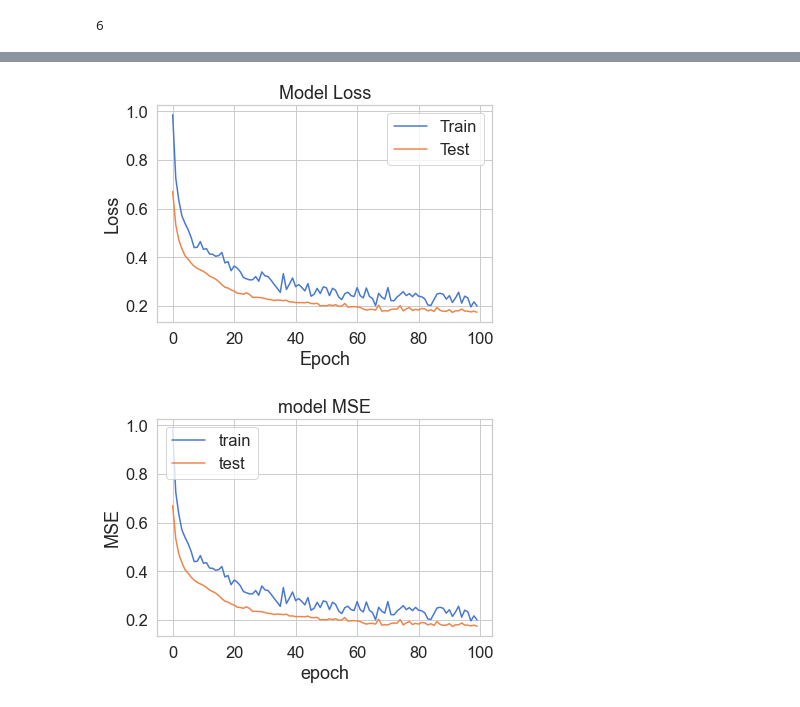
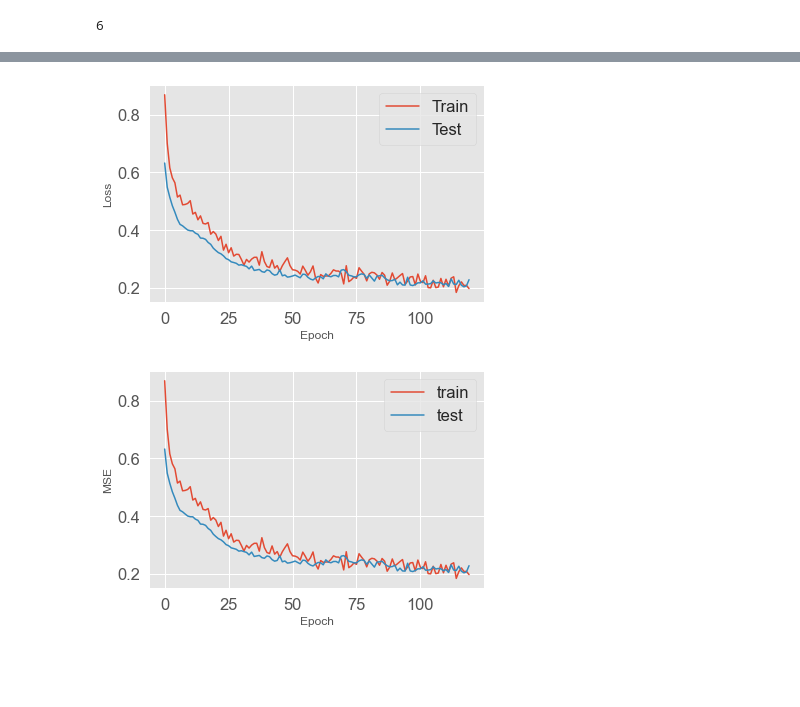
Before and after one commit to FernandoDeCome/TCC, a Jupyter notebook: Autoencoder_AnomalyDetection.ipynb, the cells around one changed output, grey strips where cells are left out. Drawn from its saved outputs; the diff is of its cells as text; code cells hidden in the pictures; blank space fills up the shorter version.

```diff
--- a/Autoencoder_AnomalyDetection.ipynb
+++ b/Autoencoder_AnomalyDetection.ipynb
@@ -2,7 +2,6 @@
 %matplotlib inline
 import pandas as pd
 import numpy as np
-import seaborn as sns
 import matplotlib.pyplot as plt
 from scipy import stats
 import tensorflow as tf
@@ -14,7 +13,8 @@ from keras import regularizers, losses
 from sklearn import preprocessing, decomposition
 from mpl_toolkits.mplot3d import Axes3D
 
-sns.set(style='whitegrid', palette='muted', font_scale=1.5)
+import matplotlib.style as style
+style.use('ggplot')
 
 RANDOM_SEED = 42
 # %%
@@ -167,7 +167,7 @@ _________________________________________________________________
 from tensorflow.keras import backend as K
 K.clear_session()
 # %%
-nb_epoch = 100
+nb_epoch = 120
 batch_size = 2
 
 autoencoder.compile(optimizer='adam',
@@ -183,22 +183,20 @@ history = autoencoder.fit(x_train, x_train,
 # %%
 plt.plot(history['loss'])
 plt.plot(history['val_loss'])
-plt.title('Model Loss')
 plt.ylabel('Loss')
 plt.xlabel('Epoch')
 plt.legend(['Train', 'Test'], loc='upper right');
 # %% [output]
-[figure, old version]
+[figure, new version]
 # %%
 plt.plot(history['MSE'])
 plt.plot(history['val_MSE'])
-plt.title('model MSE')
 plt.ylabel('MSE')
-plt.xlabel('epoch')
-plt.legend(['train', 'test'], loc='upper left')
+plt.xlabel('Epoch')
+plt.legend(['train', 'test'], loc='upper right')
 plt.show()
 # %% [output]
-[figure, old version]
+[figure, new version]
 # %%
 def normaliza(x_new):
 
```
Also changed, not shown: parts of 4 cells of this notebook, 8 other files.
